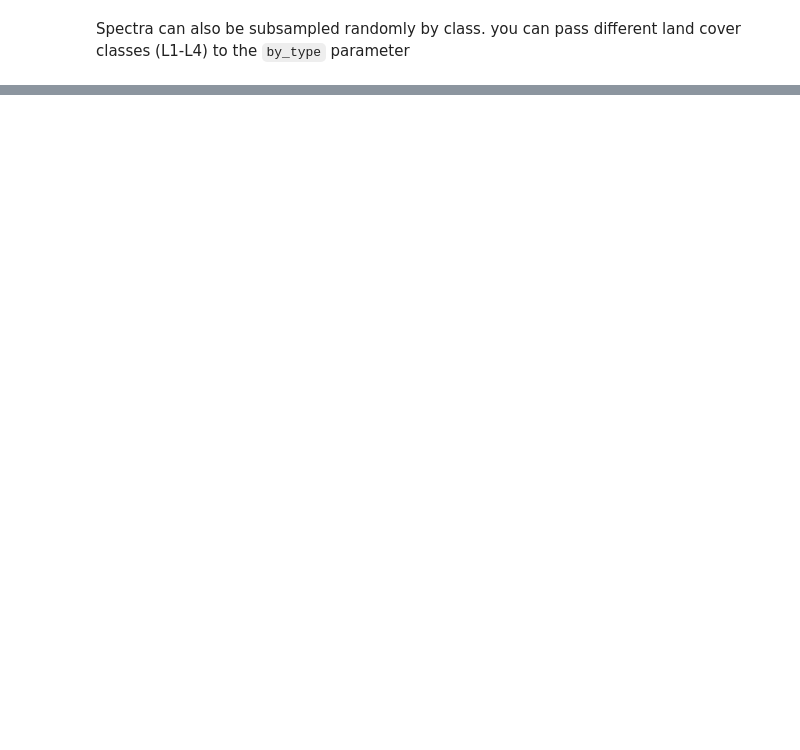
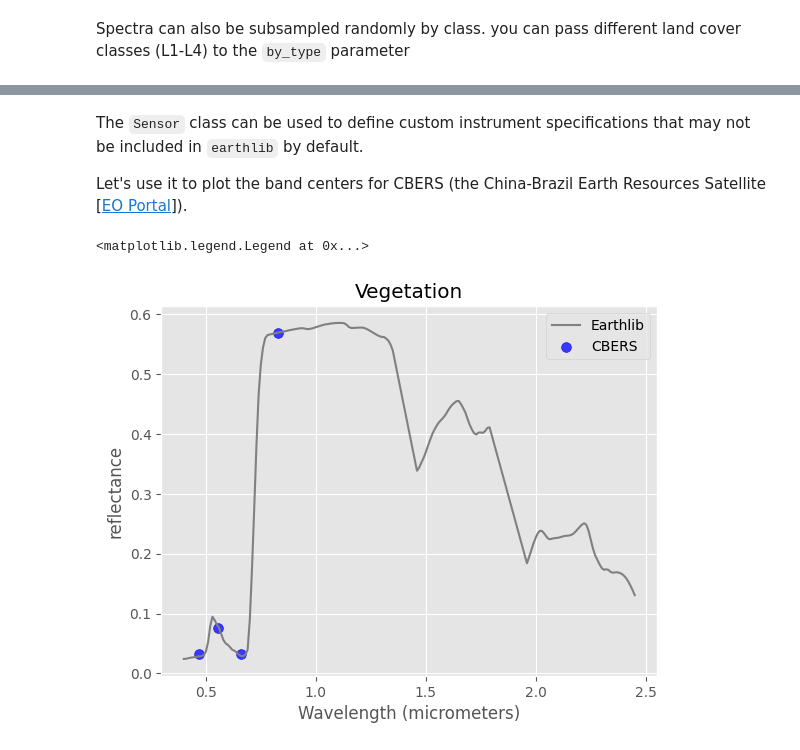
Before and after one commit to earth-chris/earthlib, a Jupyter notebook: docs/api_walkthrough.ipynb, the cells around one changed output, grey strips where cells are left out. Saved outputs shown, nothing was run; the diff lists cells and outputs as text; code cells hidden in the pictures; blank space fills up the shorter version.

```diff
--- a/docs/api_walkthrough.ipynb
+++ b/docs/api_walkthrough.ipynb
@@ -151,0 +228,29 @@ Array shape: (5, 180)
+# %% [markdown]
+The `Sensor` class can be used to define custom instrument specifications that may not be included in `earthlib` by default.
+
+Let's use it to plot the band centers for CBERS (the China-Brazil Earth Resources Satellite [[EO Portal](https://www.eoportal.org/satellite-missions/cbers-1-2#hrcc-high-resolution-ccd-camera)]).
+# %%
+# define a custom sensor specification that's not included in earthlib
+cbers = earthlib.sensors.Sensor(
+    band_centers = [0.47, 0.555, 0.66, 0.83],
+    band_widths = [0.1, 0.07, 0.06, 0.12],
+    band_names = ["B1", "B2", "B3", "B4"],
+    band_descriptions = ["blue", "green", "red", "near infrared"],
+    name = "CBERS",
+)
+
+# resample to this sensor spec
+veg_cbers = vegetation.to_sensor(cbers)
+
+# plot the sensor band centers
+plt.plot(vegetation.sensor.band_centers, vegetation.data[0], label=vegetation.sensor.name, color='grey')
+plt.scatter(cbers.band_centers, veg_cbers.data[0], label=cbers.name, marker='o', color='blue', alpha=0.75, s=50)
+
+# labeling
+plt.title('Vegetation')
+plt.xlabel(f"Wavelength ({vegetation.sensor.wavelength_unit})")
+plt.ylabel(vegetation.sensor.measurement_unit)
+plt.legend()
+# %% [output]
+<matplotlib.legend.Legend at 0x...>
+[figure, added]
```
Also changed, not shown: parts of 16 cells of this notebook.
